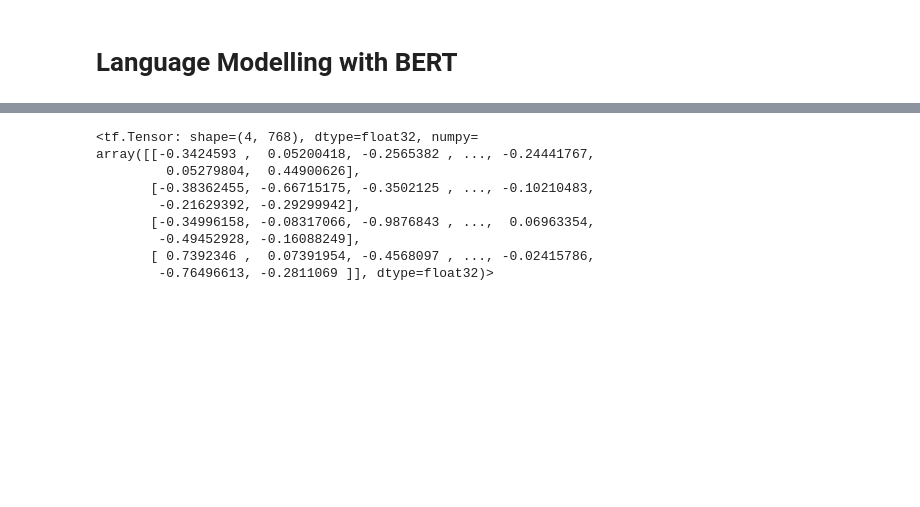
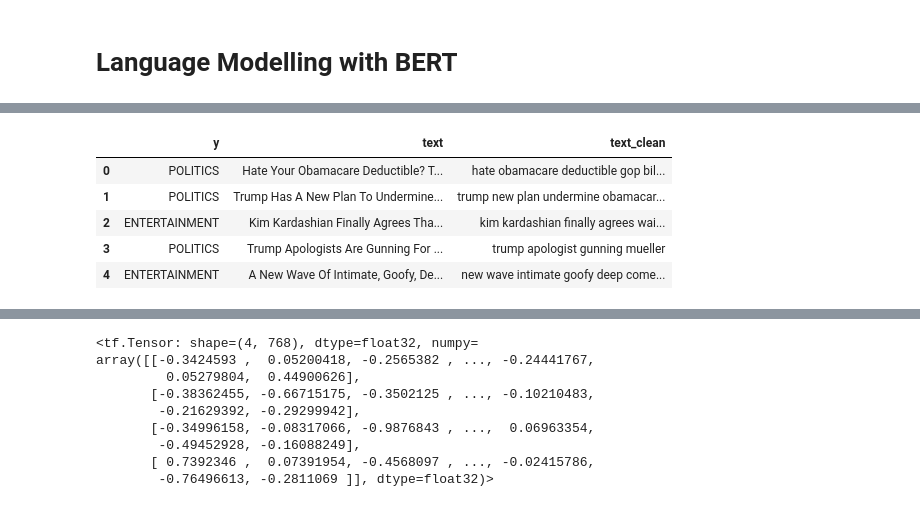
Before and after one commit to SokKanaTorajd/nlp-practices, a Jupyter notebook: text-classification-practice1.ipynb, the cells around one changed output, grey strips where cells are left out. Drawn from its saved outputs; the diff is of its cells as text; code cells hidden in the pictures; blank space fills up the shorter version.

```diff
--- a/text-classification-practice1.ipynb
+++ b/text-classification-practice1.ipynb
@@ -888,0 +878,11 @@ If your task is similar to the task the model of the checkpoint was trained on,
+# %%
+train_set = dtf_train.reset_index()
+train_set.drop(columns='index', inplace=True)
+train_set.head()
+# %% [output]
+|  | y | text | text_clean |
+| 0 | POLITICS | Hate Your Obamacare Deductible? T... | hate obamacare deductible gop bil... |
+| 1 | POLITICS | Trump Has A New Plan To Undermine... | trump new plan undermine obamacar... |
+| 2 | ENTERTAINMENT | Kim Kardashian Finally Agrees Tha... | kim kardashian finally agrees wai... |
+| 3 | POLITICS | Trump Apologists Are Gunning For ... | trump apologist gunning mueller |
+| 4 | ENTERTAINMENT | A New Wave Of Intimate, Goofy, De... | new wave intimate goofy deep come... |
```
Also changed, not shown: parts of 38 cells of this notebook.
